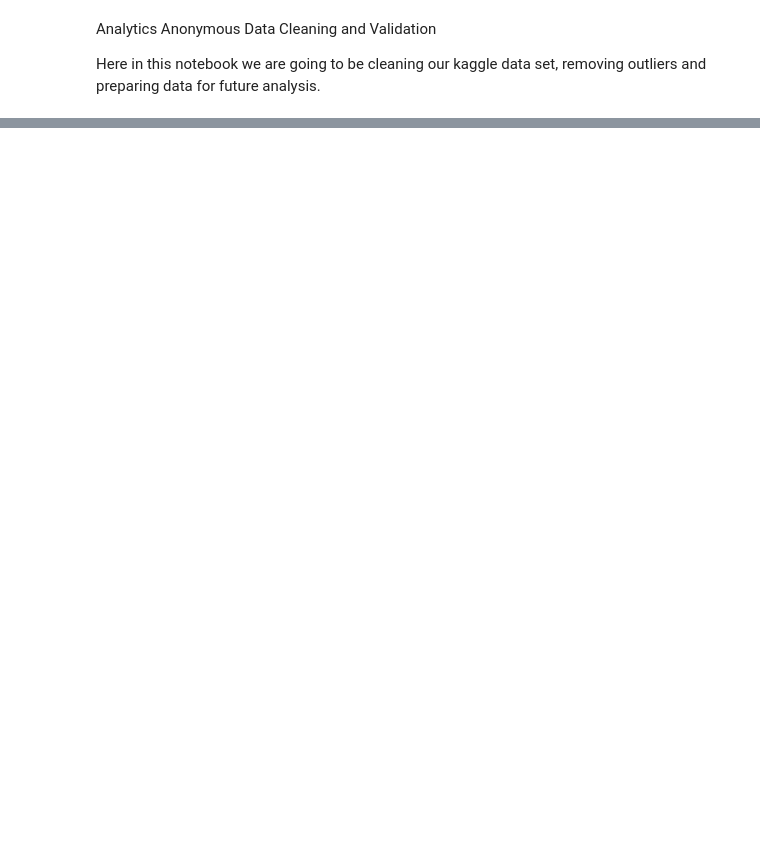
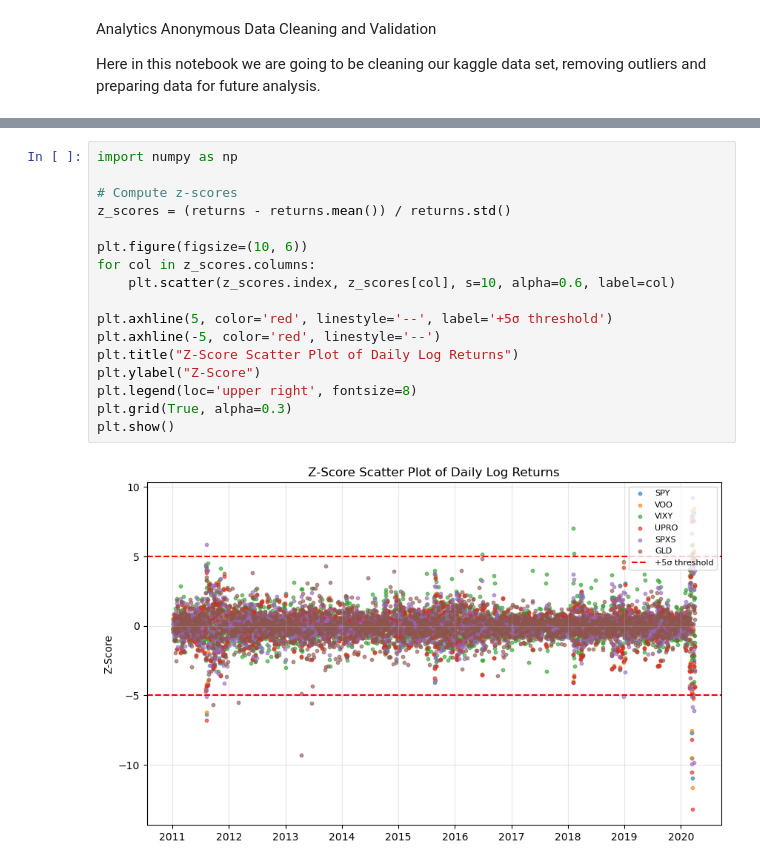
Before and after one commit to PFFK/AnalyticsAnonymous, a Jupyter notebook: AA_DataCleaning.ipynb, the cells around one changed output, grey strips where cells are left out. Drawn from its saved outputs; the diff is of its cells as text; blank space fills up the shorter version.

```diff
--- a/AA_DataCleaning.ipynb
+++ b/AA_DataCleaning.ipynb
@@ -41,0 +221,19 @@ So, what we can see from this, including by observation through the data file, w
+# %%
+import numpy as np
+
+# Compute z-scores
+z_scores = (returns - returns.mean()) / returns.std()
+
+plt.figure(figsize=(10, 6))
+for col in z_scores.columns:
+    plt.scatter(z_scores.index, z_scores[col], s=10, alpha=0.6, label=col)
+
+plt.axhline(5, color='red', linestyle='--', label='+5σ threshold')
+plt.axhline(-5, color='red', linestyle='--')
+plt.title("Z-Score Scatter Plot of Daily Log Returns")
+plt.ylabel("Z-Score")
+plt.legend(loc='upper right', fontsize=8)
+plt.grid(True, alpha=0.3)
+plt.show()
+# %% [output]
+[figure, added]
```
Also changed, not shown: parts of 13 cells of this notebook.
